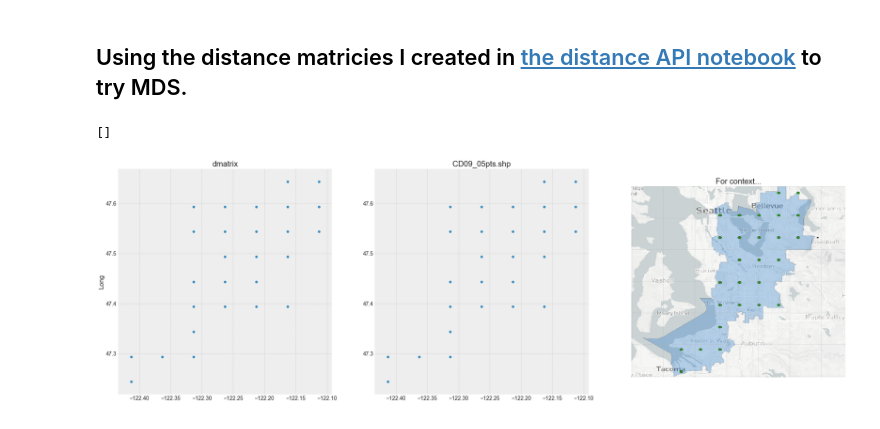
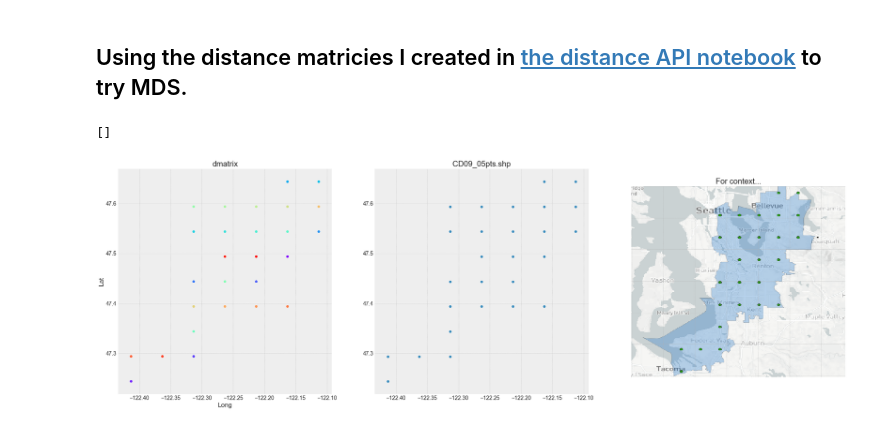
Before and after one commit to AustinJennings/Capstone, a Jupyter notebook: Notebooks/MDS_DistanceCartograms.ipynb, the cells around one changed output. Saved outputs shown, nothing was run; the diff lists cells and outputs as text; code cells hidden in the pictures.

Commit message:
might be getting somewhere with MDS.
Check out the last figure in the MDS notebook. There is some explanation just above it, commented in the code block.

```diff
--- a/Notebooks/MDS_DistanceCartograms.ipynb
+++ b/Notebooks/MDS_DistanceCartograms.ipynb
@@ -1,46 +1,44 @@
 # %% [markdown]
 ## Using the distance matricies I created in [the distance API notebook](http://localhost:8888/notebooks/Desktop/CapstoneMSGT/Notebooks/TestinBingAPI.ipynb) to try MDS.
 # %%
-import numpy as np
 import pandas as pd
 import geopandas as gpd
 from matplotlib import pyplot as plt
-from sklearn import manifold
+import matplotlib
 
 #queue up the distance matrix from the distance API notebook.
 dmatrix = pd.read_pickle('Shapes/09/CD09_05dmx.pkl')
 
 #create a list of points from the df header to plot
 geopoints = list(dmatrix)
 
 #plot the points from the dmatrix headings
 lat = []
 long = []
 for point in geopoints:
     long.append(point[0])
     lat.append(point[1])
 
 #compare to the shapefile (can never be too careful...)
-pts = 'Shapes/09/CD09_05pts.shp'
-#poly = 'Shapes/09/CD113FP_09.shp'
-CD_grid = gpd.read_file(pts)
-#CD_shape = gpd.read_file(poly)
-
 fig, (ax1, ax2, ax3) = plt.subplots(nrows=1, ncols=3, figsize=(30, 10))
 plt.style.use(['bmh'])
-ax1.scatter(lat,long)
+
+colors = matplotlib.cm.rainbow(np.linspace(0, 1, len(geopoints)))
+ax1.scatter(lat,long, c = colors)
 ax1.set_title('dmatrix')
 ax1.set_ylabel('Lat')
 ax1.set_xlabel('Long')
 
+pts = 'Shapes/09/CD09_05pts.shp'
+CD_grid = gpd.read_file(pts)
 CD_grid.plot(ax=ax2)
 ax2.set_title('CD09_05pts.shp')
 
 img = plt.imread('Shapes/09/cd09.png')
 ax3.imshow(img)
 ax3.set_title('For context...')
 ax3.set_yticklabels([])
 ax3.set_xticklabels([])
 # %% [output]
 []
-[figure, old version]
+[figure, new version]
```
Also changed, not shown: parts of 8 cells of this notebook.
